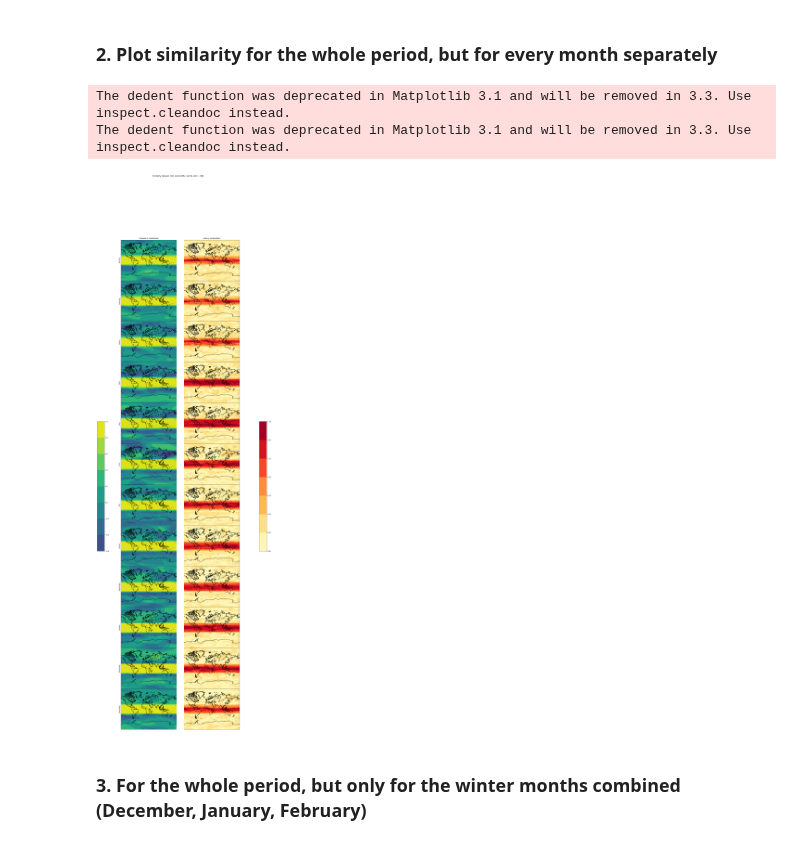
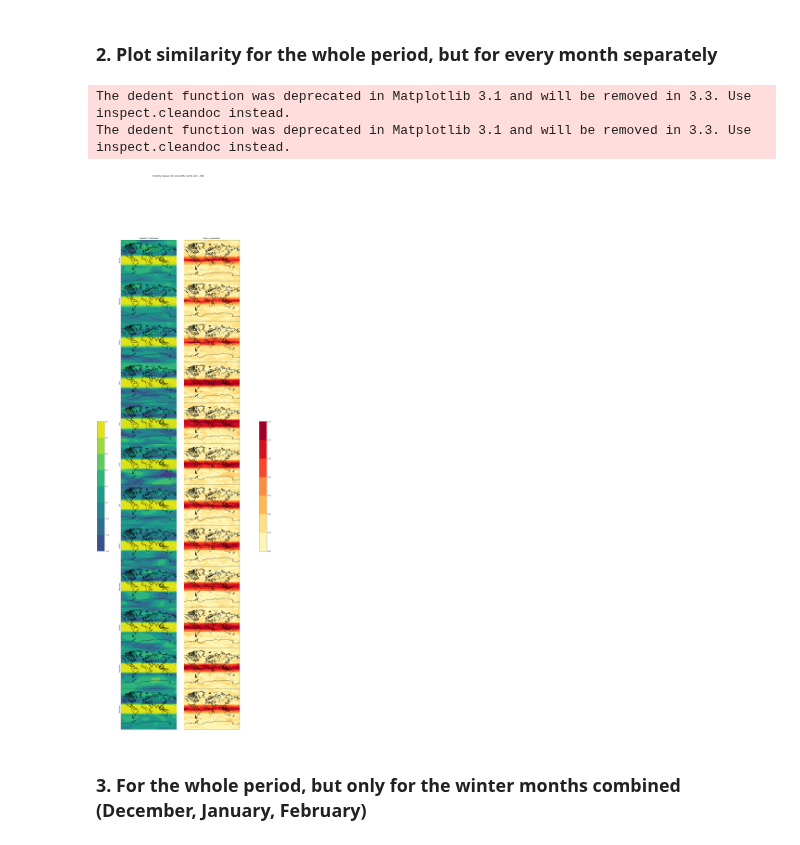
Before and after one commit to Climate-Data-Science/Climate-Similarity-Metrics, a Jupyter notebook: 5_similarity_to_qbo.ipynb, the cells around one changed output. Drawn from its saved outputs; the diff is of its cells as text; code cells hidden in the pictures.

```diff
--- a/5_similarity_to_qbo.ipynb
+++ b/5_similarity_to_qbo.ipynb
@@ -131,36 +137,36 @@ for month in range(len(months)):
     #Extract monthly values
     u_l30_month = np.array([u_l30[12 * i + month,:,:,:] for i in range(40)])
     qbo_equator_month = [qbo_equator[12 * i + month] for i in range(40)]
 
 
     #Calculate similarities
     month_similarity_correlation = calc.calculate_series_similarity(u_l30_month[:][:,:,:,:], qbo_equator_month[:], level=0, sim_func=similarity_measures.pearson_correlation)
     month_similarity_mutual_information =calc.calculate_series_similarity(u_l30_month[:][:,:,:,:], qbo_equator_month[:], level=0, sim_func=similarity_measures.mutual_information)
 
 
     #Plot Correlation Map
     m = Basemap(projection='mill',lon_0=30,resolution='l', ax=ax[month][0])
     m.drawcoastlines()
     lons, lats = m.makegrid(512, 256)
     x, y = m(lons, lats)
-    cs_corr = m.contourf(x, y, month_similarity_correlation[:, :], vmax=1, vmin=-1)
+    cs_corr = m.contourf(x, y, np.flipud(month_similarity_correlation[:, :]), vmax=1, vmin=-1)
 
     #Plot Mutual Information Map
     m = Basemap(projection='mill',lon_0=30,resolution='l', ax=ax[month][1])
     m.drawcoastlines()
-    cs_mi = m.contourf(x, y, month_similarity_mutual_information[:, :], cmap="YlOrRd", vmin=0)
+    cs_mi = m.contourf(x, y, np.flipud(month_similarity_mutual_information[:, :]), cmap="YlOrRd", vmin=0)
 
 
 plt.colorbar(cs_corr, cax=plt.axes([0, 0.4, 0.045, 0.2]))
 plt.colorbar(cs_mi, cax=plt.axes([1, 0.4, 0.045, 0.2]))
 ax[0][0].set_title("Pearson's Correlation")
 ax[0][1].set_title("Mutual Information")
 fig.suptitle("Similarity between QBO and all other points 1979 - 2019")
 plt.show()
 # %% [output]
 The dedent function was deprecated in Matplotlib 3.1 and will be removed in 3.3. Use inspect.cleandoc instead.
 The dedent function was deprecated in Matplotlib 3.1 and will be removed in 3.3. Use inspect.cleandoc instead.
-[figure, old version]
+[figure, new version]
 # %% [markdown]
 <h3>3. For the whole period, but only for the winter months combined (December, January, February)</h3>
 # %%
```
Also changed, not shown: parts of 2 cells of this notebook, 12 other files.
